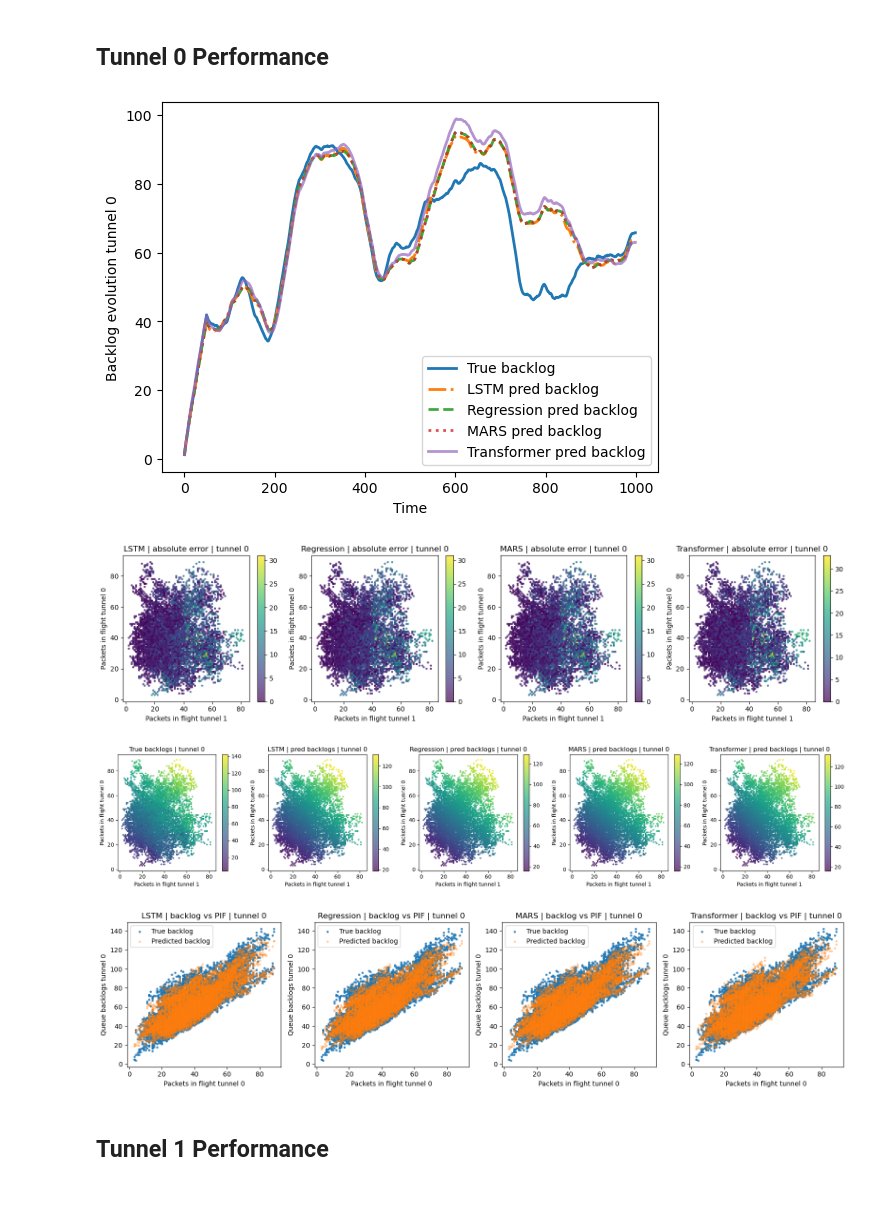
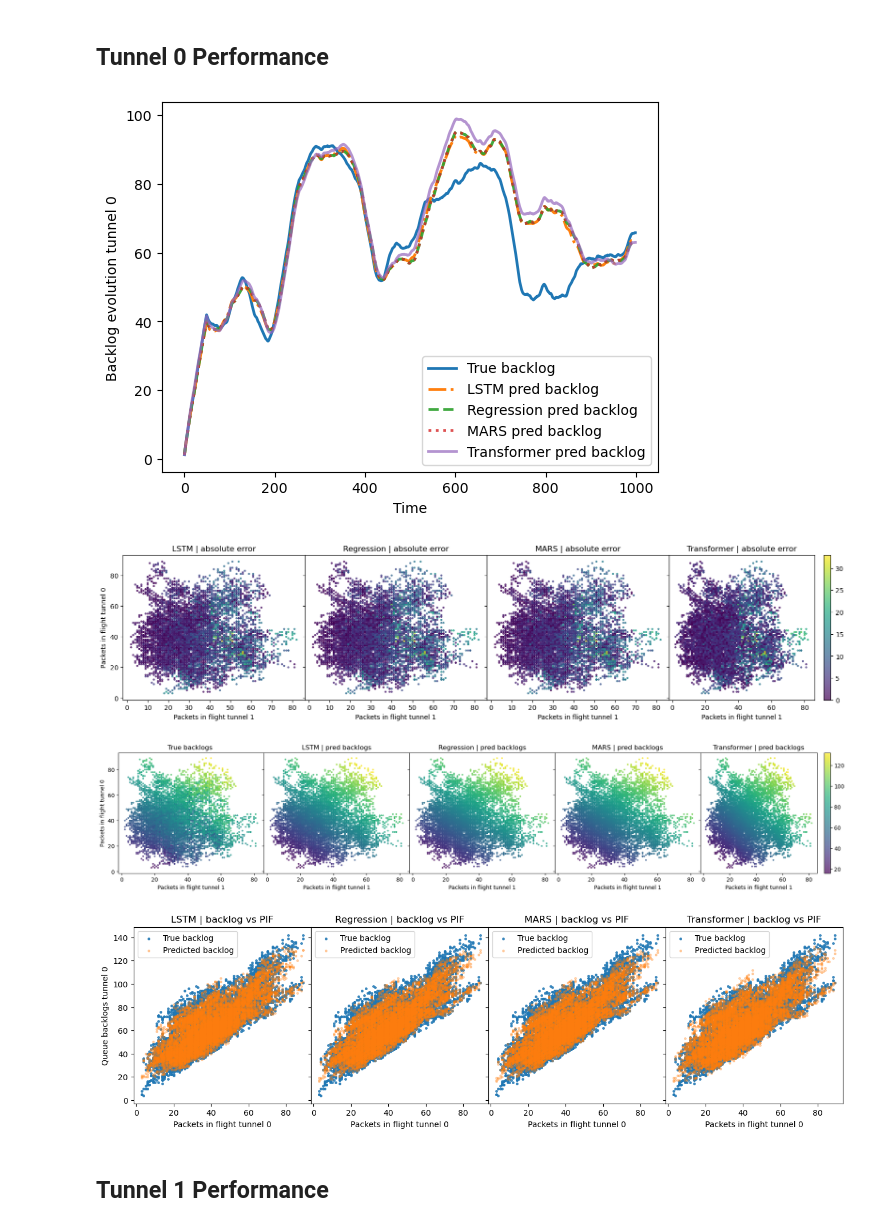
Before and after one commit to SathwikChadaga/underlay-backlog-estimation, a Jupyter notebook: comparison.ipynb, the cells around one changed output. Saved outputs shown, nothing was run; the diff lists cells and outputs as text; code cells hidden in the pictures; blank space fills up the shorter version.

Commit message:
added savefig

```diff
--- a/comparison.ipynb
+++ b/comparison.ipynb
@@ -220,7 +220,7 @@ def running_average(arr, window_size = 1000):
     running_avg = (cumsum[window_size:] - cumsum[:-window_size]) / window_size
     return running_avg
 
-def plot_queue_evolution(y, y_pred_all_models, model_labels, tunnel_ii, T_to_plot = 1000, window_size = 50):
+def plot_queue_evolution(y, y_pred_all_models, model_labels, tunnel_ii, save_location, T_to_plot = 1000, window_size = 50):
     plt.plot(running_average(y[:T_to_plot,tunnel_ii], window_size), label = 'True backlog', linewidth=2)
     plot_styles = [ '-.', '--', ':', '-']
     alpha_vals = [1,0.9,0.8,0.7]
@@ -229,5 +229,6 @@ def plot_queue_evolution(y, y_pred_all_models, model_labels, tunnel_ii, T_to_plo
     plt.xlabel('Time')
     plt.ylabel('Backlog evolution tunnel '+str(tunnel_ii))
     plt.legend()
+    plt.savefig(save_location + '/tunnel_' + str(tunnel_ii) + '/queue_evolution.png', bbox_inches='tight')
     plt.show()
 # %%
@@ -249,32 +252,33 @@ def plot_error_scatter_plot(x_test_all_models, y_test_all_models, y_pred_all_mod
     plt.show()
 # %%
-def plot_predicted_scatter_plot(x_test_all_models, y_test_all_models, y_pred_all_models, model_labels, tunnel_ii):
+def plot_predicted_scatter_plot(x_test_all_models, y_test_all_models, y_pred_all_models, model_labels, tunnel_ii, save_location):
     num_models = len(model_labels)
-    fig, axs = plt.subplots(1, num_models+1, figsize=(20, 4))
+    fig, axs = plt.subplots(1, num_models+1, figsize=(20+4, 4), sharey=True)
+    # fig, axs = plt.subplots(3,2, num_models+1, figsize=(12, 8))
 
     x_in = x_test_all_models[0]
     y_true = y_test_all_models[0]
     scatter_0 = axs[0].scatter(x_in[:, 1], x_in[:, 0], c = y_true[:,tunnel_ii], cmap='viridis', s=5, alpha=0.7)
     axs[0].set_xlabel('Packets in flight tunnel 1')
     axs[0].set_ylabel('Packets in flight tunnel 0')
-    plt.colorbar(scatter_0, ax=axs[0])
-    axs[0].set_title('True backlogs | tunnel ' + str(tunnel_ii))
+    axs[0].set_title('True backlogs ')
 
     for model_ii in np.arange(1,num_models+1):
         x_in = x_test_all_models[model_ii-1]
         y_pred = y_pred_all_models[model_ii-1]
         scatter_ii = axs[model_ii].scatter(x_in[:, 1], x_in[:, 0], c = y_pred[:,tunnel_ii], cmap='viridis', s=5, alpha=0.7)
         axs[model_ii].set_xlabel('Packets in flight tunnel 1')
-        axs[model_ii].set_ylabel('Packets in flight tunnel 0')
-        plt.colorbar(scatter_ii, ax=axs[model_ii])
-        axs[model_ii].set_title(model_labels[model_ii-1] + ' | pred backlogs | tunnel ' + str(tunnel_ii))
+        # axs[model_ii].set_ylabel('Packets in flight tunnel 0')
+        axs[model_ii].set_title(model_labels[model_ii-1] + ' | pred backlogs')
 
-    plt.tight_layout()
+    plt.colorbar(scatter_ii, ax=axs[model_ii])
+    plt.subplots_adjust(wspace=0,hspace=0)
+    plt.savefig(save_location + '/tunnel_' + str(tunnel_ii) + '/predicted_scatter.png', bbox_inches='tight')
     plt.show()
 # %%
-def plot_tunnel_scatter_plot(x_test_all_models, y_test_all_models, y_pred_all_models, model_labels, tunnel_ii):
+def plot_tunnel_scatter_plot(x_test_all_models, y_test_all_models, y_pred_all_models, model_labels, tunnel_ii, save_location):
     num_models = len(model_labels)
-    fig, axs = plt.subplots(1, num_models, figsize=(16, 4))
+    fig, axs = plt.subplots(1, num_models, figsize=(16, 4), sharey=True)
     # fig, axs = plt.subplots(2, 2, figsize=(10, 8))
 
     for model_ii in range(num_models):
@@ -285,11 +289,12 @@ def plot_tunnel_scatter_plot(x_test_all_models, y_test_all_models, y_pred_all_mo
         axs[model_ii].scatter(x[:,tunnel_ii], y[:,tunnel_ii], label='True backlog', cmap='viridis', s=6, alpha=0.8)
         axs[model_ii].scatter(x[:,tunnel_ii], y_pred[:,tunnel_ii], label='Predicted backlog', cmap='viridis', s=6, alpha=0.3)
         axs[model_ii].set_xlabel('Packets in flight tunnel '+str(tunnel_ii))
-        axs[model_ii].set_ylabel('Queue backlogs tunnel '+str(tunnel_ii))
         axs[model_ii].legend()
-        axs[model_ii].set_title(model_labels[model_ii] + ' | backlog vs PIF | tunnel ' + str(tunnel_ii))
+        axs[model_ii].set_title(model_labels[model_ii] + ' | backlog vs PIF')
+        if(model_ii == 0): axs[model_ii].set_ylabel('Queue backlogs tunnel '+str(tunnel_ii))
 
-    plt.tight_layout()
+    plt.subplots_adjust(wspace=0,hspace=0)
+    plt.savefig(save_location + '/tunnel_' + str(tunnel_ii) + '/tunnel_scatter.png', bbox_inches='tight')
     plt.show()
 # %% [markdown]
 # Load MARS and Linear Regression Models
@@ -380,19 +385,20 @@ model_labels = ['LSTM', 'Regression', 'MARS', 'Transformer', ]
 x_test_all_models = [x_test_lstm[:,-1,:2], x_test_linreg, x_test_mars, x_test_transformer[:,-1,:2]]
 y_test_all_models = [y_test_lstm, y_test_linreg, y_test_mars, y_test_transformer]
 y_pred_all_models = [y_pred_test_lstm, y_pred_test_linreg, y_pred_test_mars, y_pred_test_transformer]
+save_location = './plots'
 # %% [markdown]
 ## Tunnel 0 Performance
 # %%
 tunnel_ii = 0
-plot_queue_evolution(y_test_mars, y_pred_all_models, model_labels, tunnel_ii)
-plot_error_scatter_plot(x_test_all_models, y_test_all_models, y_pred_all_models, model_labels, tunnel_ii)
-plot_predicted_scatter_plot(x_test_all_models, y_test_all_models, y_pred_all_models, model_labels, tunnel_ii)
-plot_tunnel_scatter_plot(x_test_all_models, y_test_all_models, y_pred_all_models, model_labels, tunnel_ii)
+plot_queue_evolution(y_test_mars, y_pred_all_models, model_labels, tunnel_ii, save_location)
+plot_error_scatter_plot(x_test_all_models, y_test_all_models, y_pred_all_models, model_labels, tunnel_ii, save_location)
+plot_predicted_scatter_plot(x_test_all_models, y_test_all_models, y_pred_all_models, model_labels, tunnel_ii, save_location)
+plot_tunnel_scatter_plot(x_test_all_models, y_test_all_models, y_pred_all_models, model_labels, tunnel_ii, save_location)
 # %% [output]
 [figure]
-[figure, old version]
+[figure, new version]
-[figure, old version]
+[figure, new version]
-[figure, old version]
+[figure, new version]
 # %% [markdown]
 ## Tunnel 1 Performance
 # %%
```
Also changed, not shown: parts of 2 cells of this notebook.
